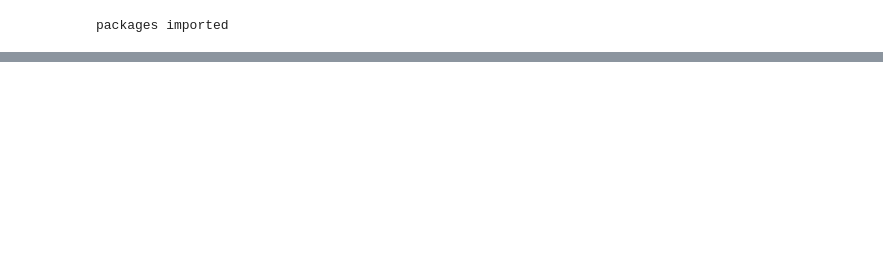
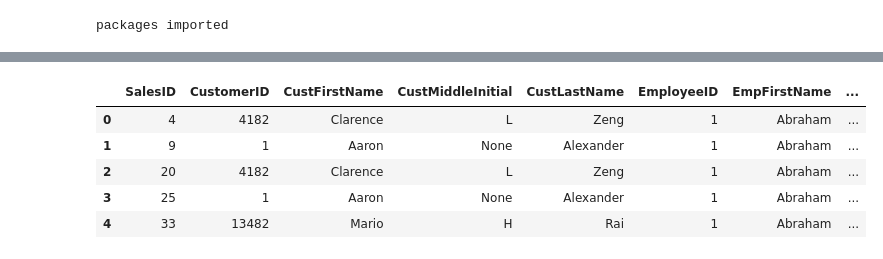
Before and after one commit to vinayak-parab/Data_Management_ETL, a Jupyter notebook: DM_ETL.ipynb, the cells around one changed output, grey strips where cells are left out. Drawn from its saved outputs; the diff is of its cells as text; code cells hidden in the pictures; blank space fills up the shorter version.

```diff
--- a/DM_ETL.ipynb
+++ b/DM_ETL.ipynb
@@ -38,0 +82,3 @@ print(mycursor.rowcount, "record(s) affected")
+# %%
+# replace the value 4 in CustMiddleInitial column with None
+df.loc[df.CustMiddleInitial == "4", "CustMiddleInitial"] = None
@@ -38,0 +107,9 @@ print(mycursor.rowcount, "record(s) affected")
+# %%
+df.head()
+# %% [output]
+|  | SalesID | CustomerID | CustFirstName | CustMiddleInitial | CustLastName | EmployeeID | EmpFirstName | ... |
+| 0 | 4 | 4182 | Clarence | L | Zeng | 1 | Abraham | ... |
+| 1 | 9 | 1 | Aaron | None | Alexander | 1 | Abraham | ... |
+| 2 | 20 | 4182 | Clarence | L | Zeng | 1 | Abraham | ... |
+| 3 | 25 | 1 | Aaron | None | Alexander | 1 | Abraham | ... |
+| 4 | 33 | 13482 | Mario | H | Rai | 1 | Abraham | ... |
```
Also changed, not shown: parts of 38 cells of this notebook.
